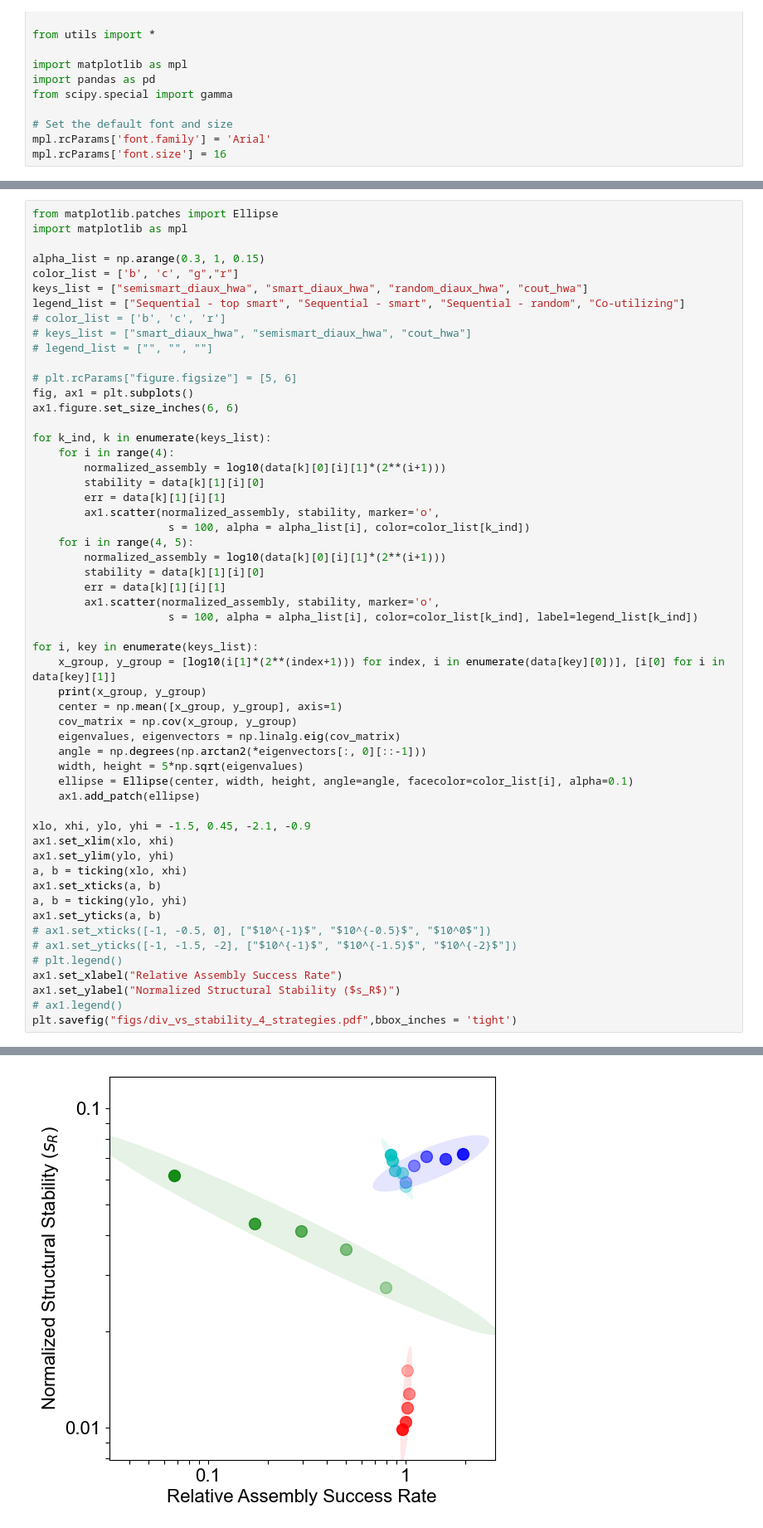
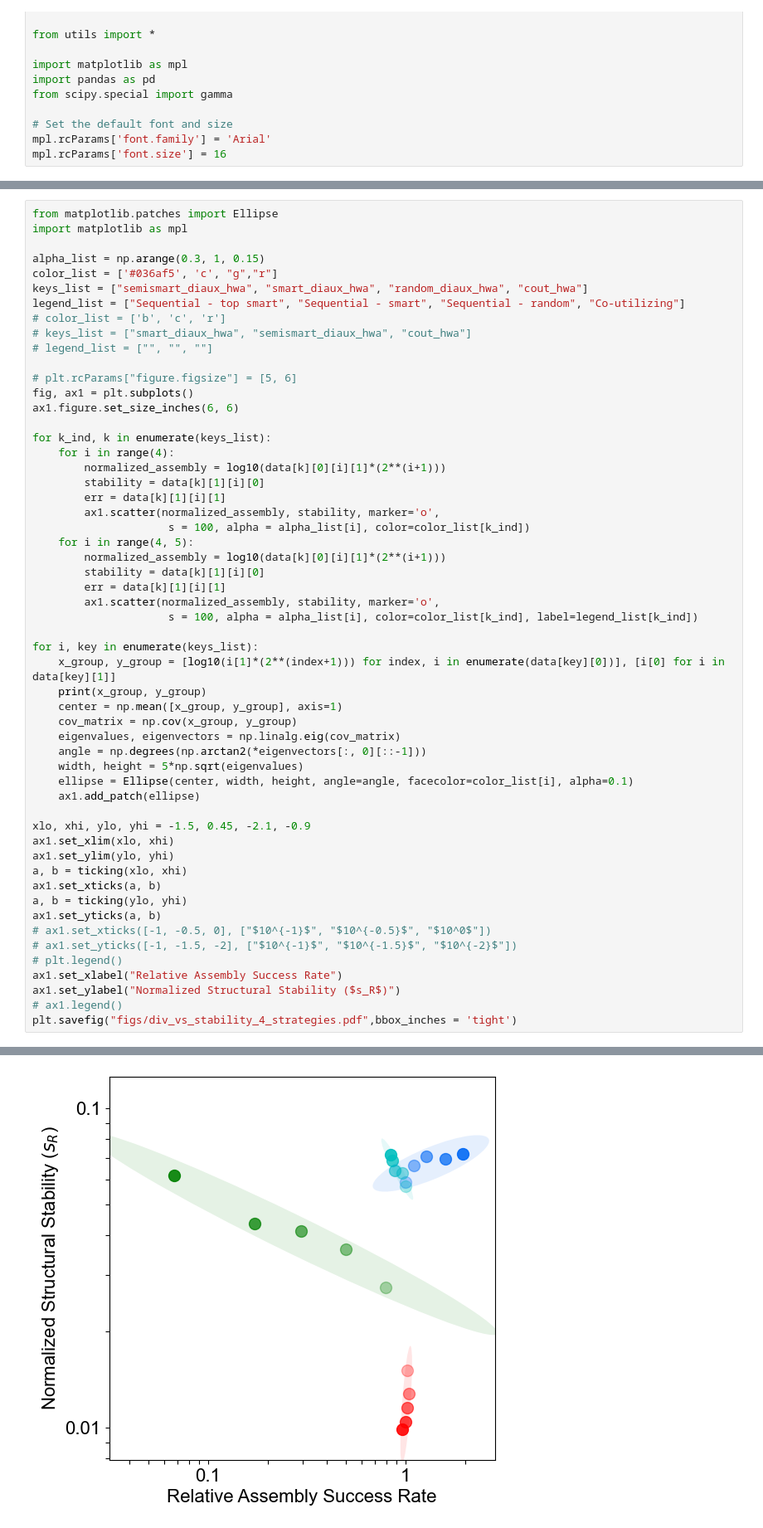
Before and after one commit to maslov-group/ecological-consequences-metabolic-strategies, a Jupyter notebook: ecological_properties/hwa_growth_savedata.ipynb, the cells around one changed output, grey strips where cells are left out. Shown: that part at 83% size. Drawn from its saved outputs; the diff is of its cells as text.

```diff
--- a/ecological_properties/hwa_growth_savedata.ipynb
+++ b/ecological_properties/hwa_growth_savedata.ipynb
@@ -330,7 +327,7 @@ from matplotlib.patches import Ellipse
 import matplotlib as mpl
 
 alpha_list = np.arange(0.3, 1, 0.15)
-color_list = ['b', 'c', "g","r"]
+color_list = ['#036af5', 'c', "g","r"]
 keys_list = ["semismart_diaux_hwa", "smart_diaux_hwa", "random_diaux_hwa", "cout_hwa"]
 legend_list = ["Sequential - top smart", "Sequential - smart", "Sequential - random", "Co-utilizing"]
 # color_list = ['b', 'c', 'r']
@@ -358,31 +355,31 @@ for k_ind, k in enumerate(keys_list):
 for i, key in enumerate(keys_list):
     x_group, y_group = [log10(i[1]*(2**(index+1))) for index, i in enumerate(data[key][0])], [i[0] for i in data[key][1]]
     print(x_group, y_group)
     center = np.mean([x_group, y_group], axis=1)
     cov_matrix = np.cov(x_group, y_group)
     eigenvalues, eigenvectors = np.linalg.eig(cov_matrix)
     angle = np.degrees(np.arctan2(*eigenvectors[:, 0][::-1]))
     width, height = 5*np.sqrt(eigenvalues)
     ellipse = Ellipse(center, width, height, angle=angle, facecolor=color_list[i], alpha=0.1)
     ax1.add_patch(ellipse)
 
 xlo, xhi, ylo, yhi = -1.5, 0.45, -2.1, -0.9
 ax1.set_xlim(xlo, xhi)
 ax1.set_ylim(ylo, yhi)
 a, b = ticking(xlo, xhi)
 ax1.set_xticks(a, b)
 a, b = ticking(ylo, yhi)
 ax1.set_yticks(a, b)
 # ax1.set_xticks([-1, -0.5, 0], ["$10^{-1}$", "$10^{-0.5}$", "$10^0$"])
 # ax1.set_yticks([-1, -1.5, -2], ["$10^{-1}$", "$10^{-1.5}$", "$10^{-2}$"])
 # plt.legend()
 ax1.set_xlabel("Relative Assembly Success Rate")
 ax1.set_ylabel("Normalized Structural Stability ($s_R$)")
 # ax1.legend()
 plt.savefig("figs/div_vs_stability_4_strategies.pdf",bbox_inches = 'tight')
 # %% [output]
 [-0.0002606548934319938, 0.041234731171430825, 0.10585067438514352, 0.20237932107962348, 0.2876226024861922] [-1.2313694878704438, -1.178019496040696, -1.1511849724044176, -1.157711583018281, -1.14360 ...
 [0.0005208409361856701, -0.019542107723899943, -0.05354773498692691, -0.06752623532284678, -0.07489427319033615] [-1.2445596020261596, -1.2025029726329963, -1.1956283999227548, -1.1643052174770805, -1 ...
 [-0.1032533843925944, -0.30416822717330777, -0.5310621943345387, -0.7624562618571255, -1.1726307269461749] [-1.5601715325861125, -1.4423717984565156, -1.383536888059585, -1.361031203983752, -1.2106846 ...
 [0.006722692201684641, 0.015359755409214231, 0.006893707947900456, 0.0, -0.01628352608625069] [-1.8200799525995934, -1.893021165101588, -1.9370160821433449, -1.9818543924643688, -2.0036110310285338]
-[figure, old version]
+[figure, new version]
```
Also changed, not shown: parts of 4 cells of this notebook, 16 other files.
